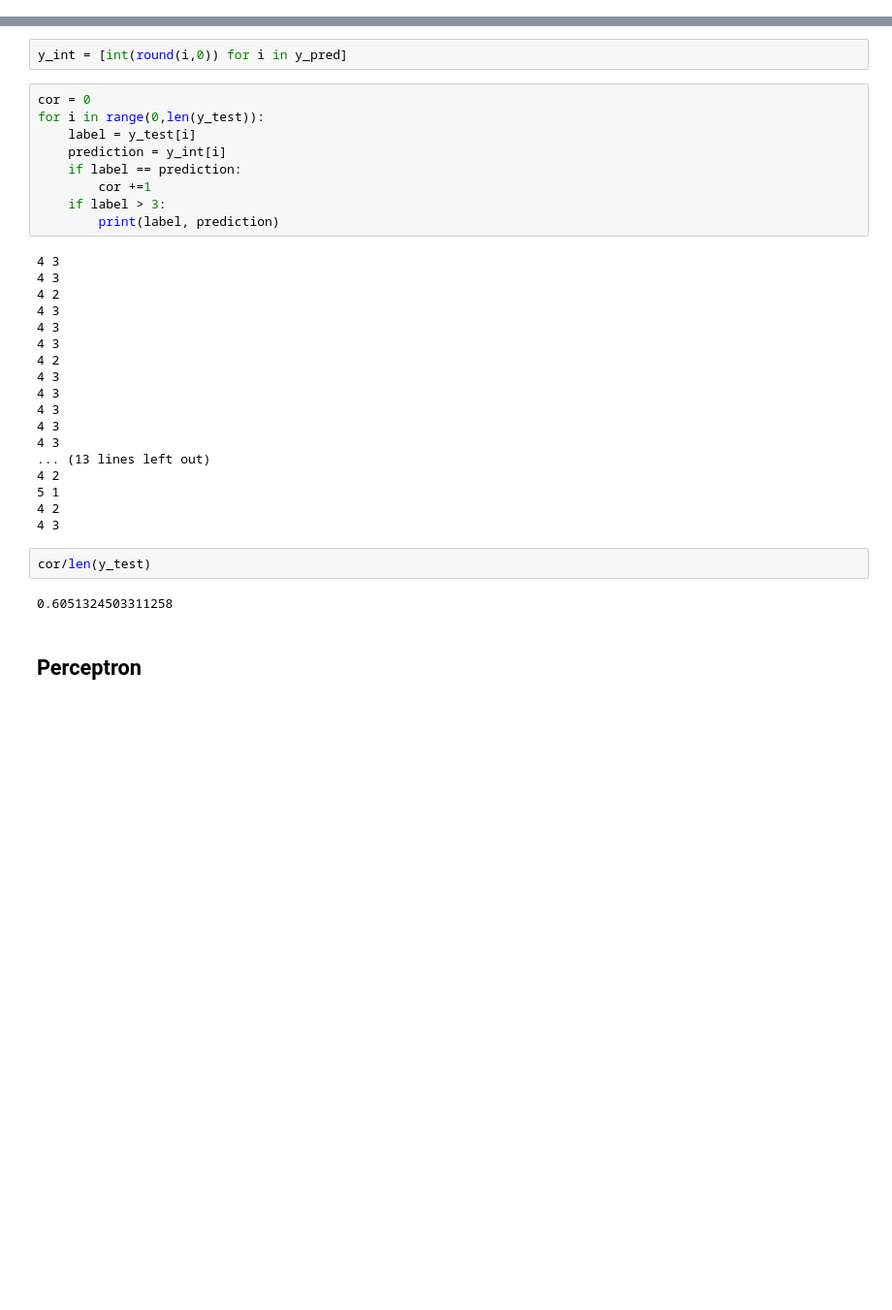
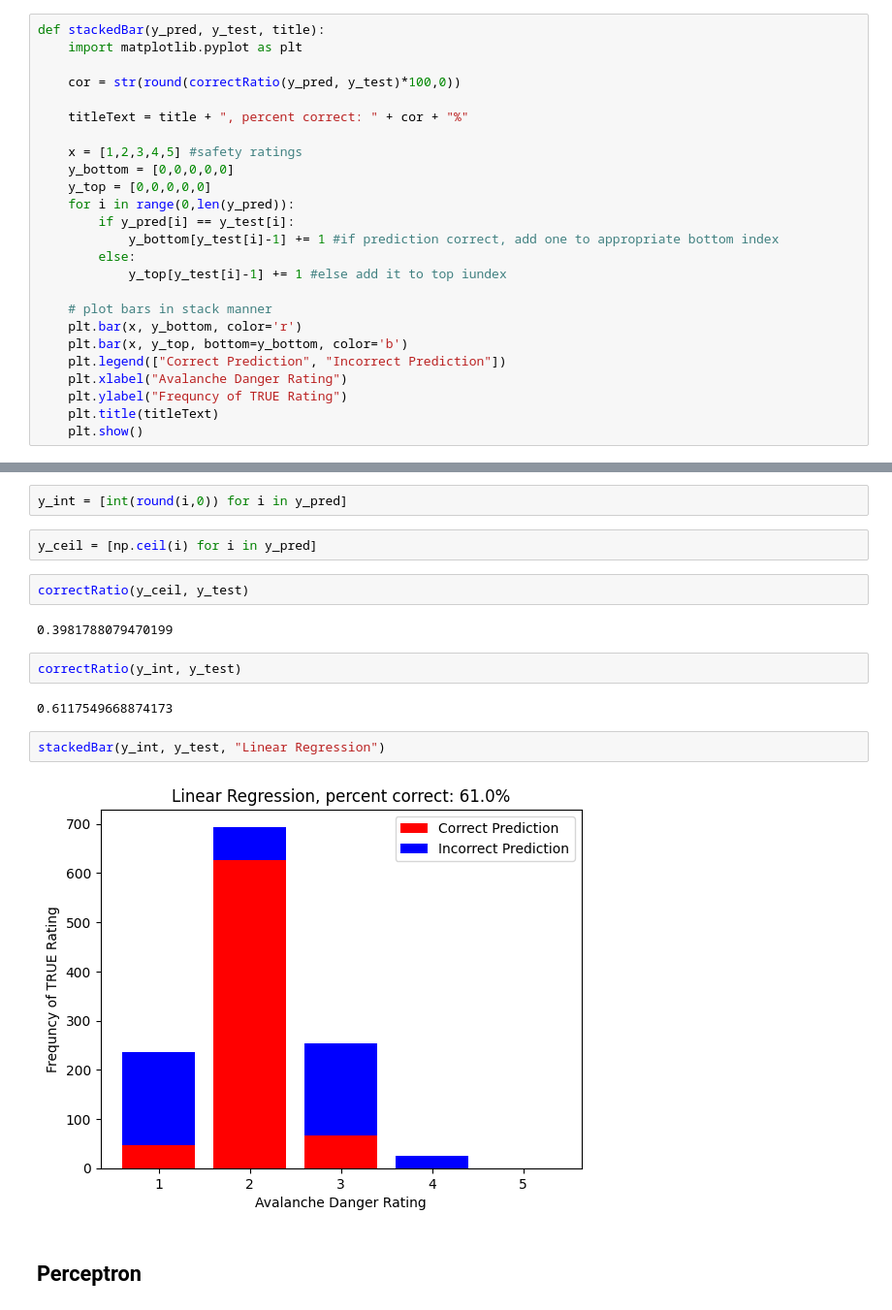
Before and after one commit to hamjamjam/avalancheForecastAlgo, a Jupyter notebook: snowClassFirstPass.ipynb, the cells around one changed output, grey strips where cells are left out. Shown at 97% size. Cells and saved outputs as stored; diff of their text form; blank space fills up the shorter version.

Commit message:
More plotting
Added plotting (bar charts) and feature importance (more bar charts)

```diff
--- a/snowClassFirstPass.ipynb
+++ b/snowClassFirstPass.ipynb
@@ -340,6 +344,31 @@ def correctRatio(y_pred, y_test):
         if label == prediction:
             cor +=1
     return cor/len(y_test)
+# %%
+def stackedBar(y_pred, y_test, title):
+    import matplotlib.pyplot as plt
+
+    cor = str(round(correctRatio(y_pred, y_test)*100,0))
+
+    titleText = title + ", percent correct: " + cor + "%"
+
+    x = [1,2,3,4,5] #safety ratings
+    y_bottom = [0,0,0,0,0]
+    y_top = [0,0,0,0,0]
+    for i in range(0,len(y_pred)):
+        if y_pred[i] == y_test[i]:
+            y_bottom[y_test[i]-1] += 1 #if prediction correct, add one to appropriate bottom index
+        else:
+            y_top[y_test[i]-1] += 1 #else add it to top iundex
+
+    # plot bars in stack manner
+    plt.bar(x, y_bottom, color='r')
+    plt.bar(x, y_top, bottom=y_bottom, color='b')
+    plt.legend(["Correct Prediction", "Incorrect Prediction"])
+    plt.xlabel("Avalanche Danger Rating")
+    plt.ylabel("Frequncy of TRUE Rating")
+    plt.title(titleText)
+    plt.show()
 # %% [markdown]
 ## Linear Regression
 # %%
@@ -361,36 +408,19 @@ array([2.83812225, 1.66030831, 2.10988339, ..., 2.38499973, 1.7812747 ,
 # %%
 y_int = [int(round(i,0)) for i in y_pred]
-# %%
-cor = 0
-for i in range(0,len(y_test)):
-    label = y_test[i]
-    prediction = y_int[i]
-    if label == prediction:
-        cor +=1
-    if label > 3:
-        print(label, prediction)
-# %% [output]
-4 3
-4 3
-4 2
-4 3
-4 3
-4 3
-4 2
-4 3
-4 3
-4 3
-4 3
-4 3
-... (13 lines left out)
-4 2
-5 1
-4 2
-4 3
-# %%
-cor/len(y_test)
-# %% [output]
-0.6051324503311258
+# %%
+y_ceil = [np.ceil(i) for i in y_pred]
+# %%
+correctRatio(y_ceil, y_test)
+# %% [output]
+0.3981788079470199
+# %%
+correctRatio(y_int, y_test)
+# %% [output]
+0.6117549668874173
+# %%
+stackedBar(y_int, y_test, "Linear Regression")
+# %% [output]
+[figure, added]
 # %% [markdown]
 ## Perceptron
 # %%
```
Also changed, not shown: parts of 42 cells of this notebook.
